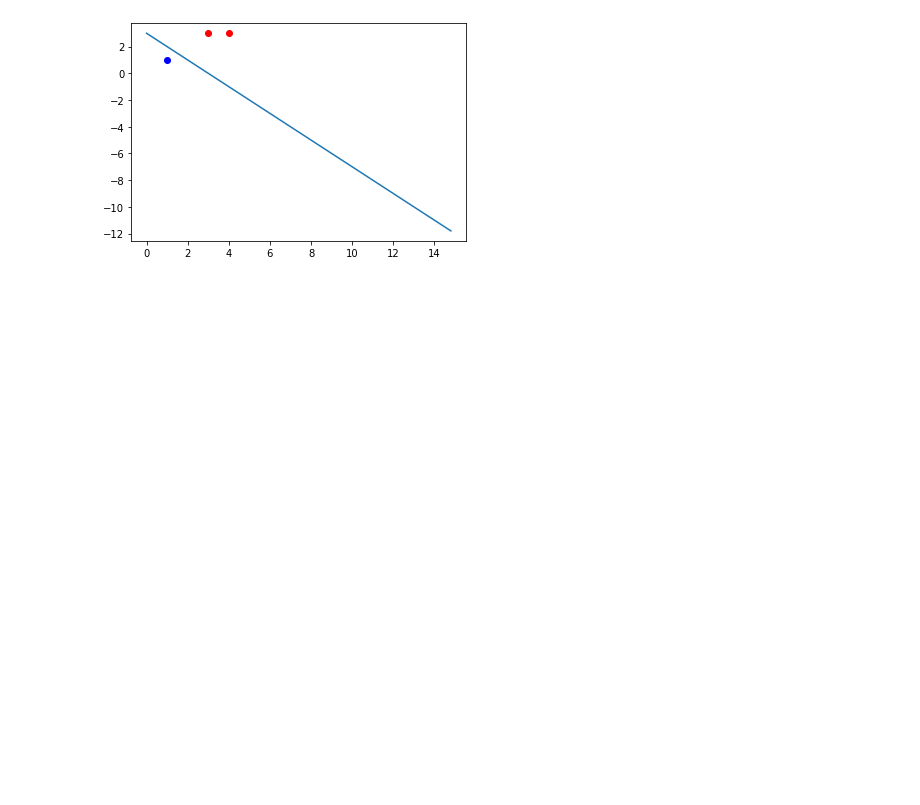
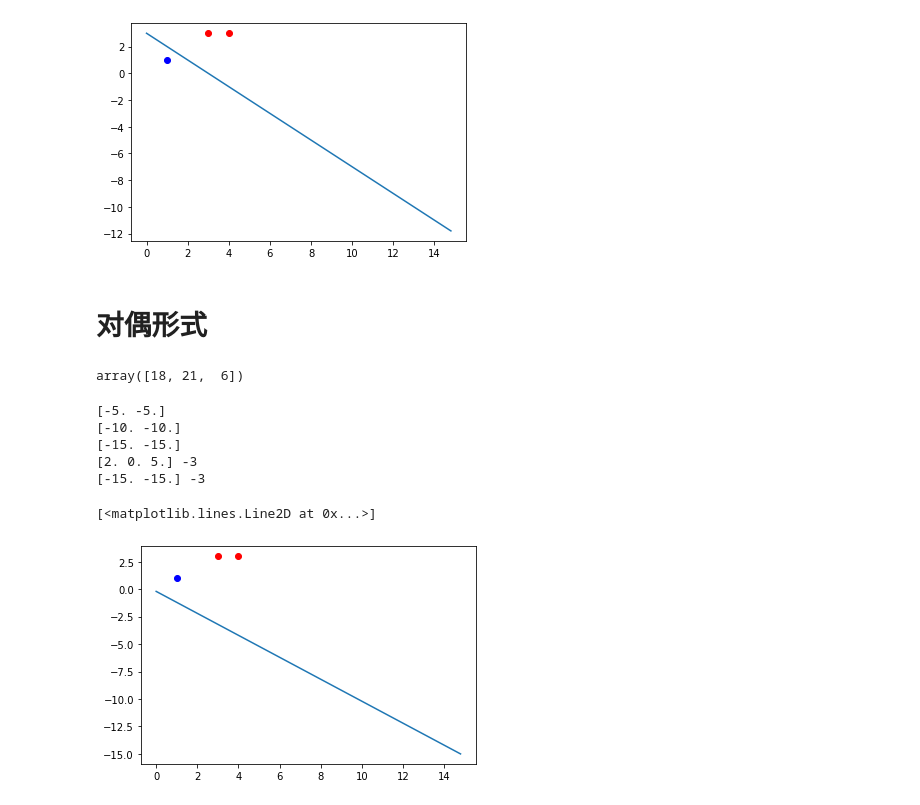
Before and after one commit to jazzisfuture/SummerLearn, a Jupyter notebook: code/perceptron.ipynb, the cells around one changed output. Saved outputs shown, nothing was run; the diff lists cells and outputs as text; code cells hidden in the pictures; blank space fills up the shorter version.

```diff
--- a/code/perceptron.ipynb
+++ b/code/perceptron.ipynb
@@ -50,3 +50,54 @@ plt.plot(line_x, line_y)
 # %% [output]
 [<matplotlib.lines.Line2D at 0x...>]
 [figure]
+# %% [markdown]
+# 对偶形式
+# %%
+sample = np.array([[3,3],[4,3],[1,1]])
+G = np.dot(sample,sample.T)
+y=np.array([1,1,-1])
+# %%
+G[:,0]
+# %% [output]
+array([18, 21,  6])
+# %%
+alpha = np.zeros(sample.shape[0])
+b=0
+for count in range(100):
+    for i in range(G.T.shape[0]):
+        x,y_ = sample[i],y[i]
+        temp = np.dot(np.multiply(alpha,y),G[:,i])
+        # print(temp)
+        if y_ * (temp +b) <= 0:
+            alpha[i] += 1;
+            b += y_
+
+w = np.zeros(sample.shape[1])
+for j in range(sample.shape[0]):
+    w += alpha[j] * y[j] * sample[j]
+    print(w)
+print(alpha,b)
+print(w,b)
+# %% [output]
+[-5. -5.]
+[-10. -10.]
+[-15. -15.]
+[2. 0. 5.] -3
+[-15. -15.] -3
+# %%
+plt.figure()
+for i in range(len(sample)):
+    if y[i] == 1:
+        plt.plot(sample[i][0],sample[i][1],'ro')
+    if y[i] == -1:
+        plt.plot(sample[i][0],sample[i][1],'bo')
+
+line_x = np.arange(0,15,0.2)
+line_y = np.zeros(line_x.shape)
+
+for i in range(len(line_x)):
+    line_y[i] = (w[0] * line_x[i] + b)/(-w[1])
+plt.plot(line_x, line_y)
+# %% [output]
+[<matplotlib.lines.Line2D at 0x...>]
+[figure, added]
```
Also changed, not shown: 1 other file.
